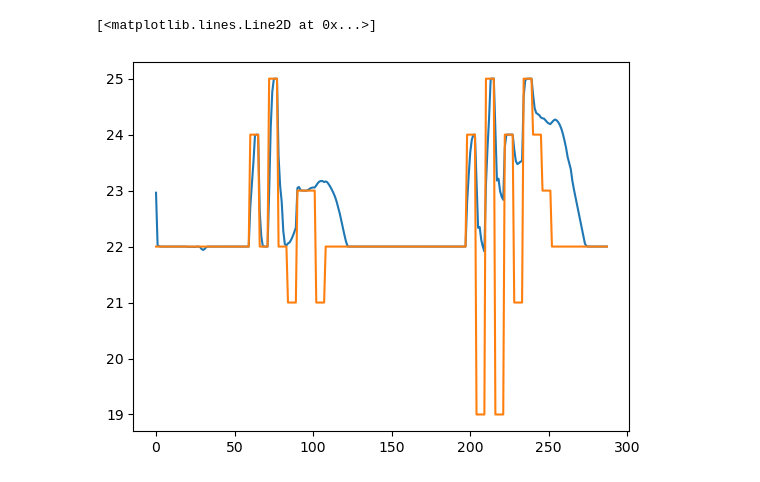
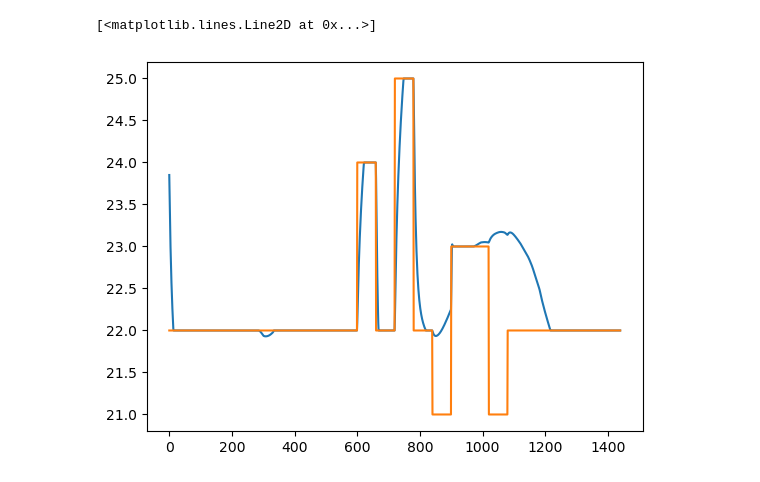
Before and after one commit to YangyangFu/energyplus-fmu-docker, a Jupyter notebook: example/generate_train_data.ipynb, the cells around one changed output. Cells and saved outputs as stored; diff of their text form; code cells hidden in the pictures.

```diff
--- a/example/generate_train_data.ipynb
+++ b/example/generate_train_data.ipynb
@@ -109,9 +109,9 @@ pd.DataFrame(res).to_csv('data_excitation.csv')
 # %%
 import matplotlib
 import matplotlib.pyplot as plt
 plt.figure()
-plt.plot(res['zone_temp'][:288])
-plt.plot(res['csp'][:288])
+plt.plot(res['zone_temp'][:60*24])
+plt.plot(res['csp'][:60*24])
 # %% [output]
 [<matplotlib.lines.Line2D at 0x...>]
-[figure, old version]
+[figure, new version]
```
Also changed, not shown: parts of 1 cell of this notebook, 2 other files.
